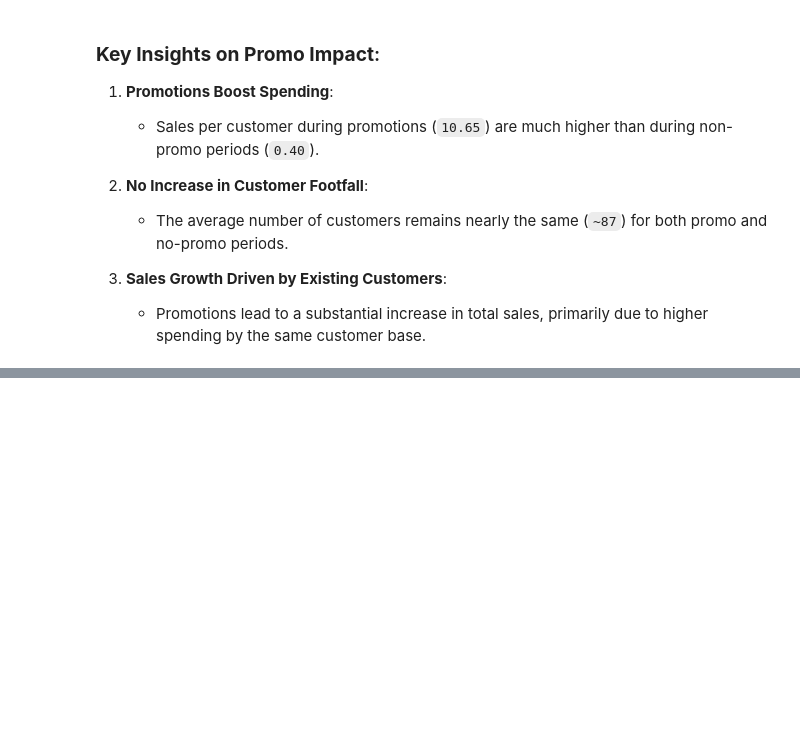
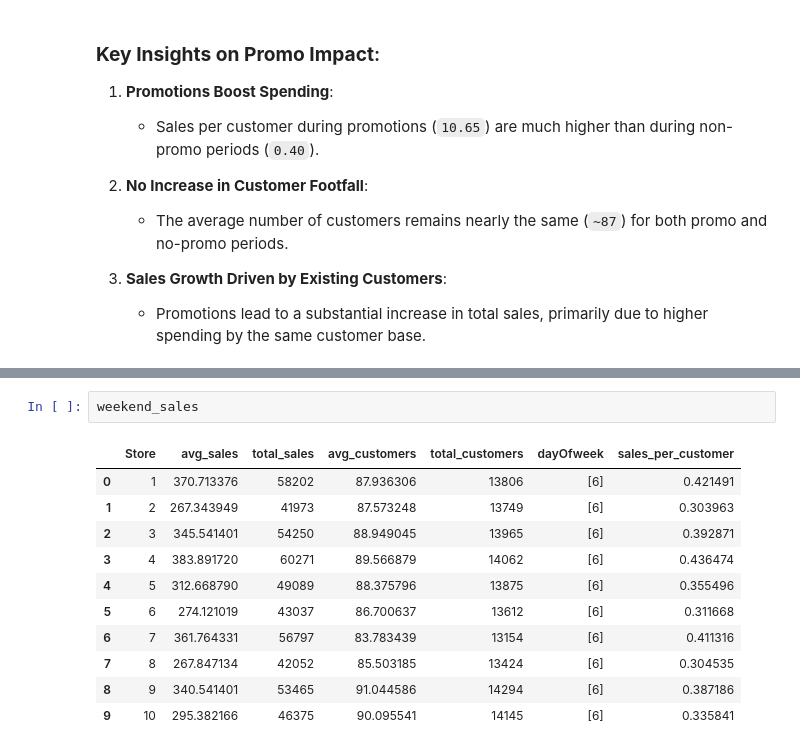
Before and after one commit to wendirad/weekFour, a Jupyter notebook: notebooks/task_1.ipynb, the cells around one changed output, grey strips where cells are left out. Drawn from its saved outputs; the diff is of its cells as text; blank space fills up the shorter version.

```diff
--- a/notebooks/task_1.ipynb
+++ b/notebooks/task_1.ipynb
@@ -146,0 +214,14 @@ Passing `palette` without assigning `hue` is deprecated and will be removed in v
+# %%
+weekend_sales
+# %% [output]
+|  | Store | avg_sales | total_sales | avg_customers | total_customers | dayOfweek | sales_per_customer |
+| 0 | 1 | 370.713376 | 58202 | 87.936306 | 13806 | [6] | 0.421491 |
+| 1 | 2 | 267.343949 | 41973 | 87.573248 | 13749 | [6] | 0.303963 |
+| 2 | 3 | 345.541401 | 54250 | 88.949045 | 13965 | [6] | 0.392871 |
+| 3 | 4 | 383.891720 | 60271 | 89.566879 | 14062 | [6] | 0.436474 |
+| 4 | 5 | 312.668790 | 49089 | 88.375796 | 13875 | [6] | 0.355496 |
+| 5 | 6 | 274.121019 | 43037 | 86.700637 | 13612 | [6] | 0.311668 |
+| 6 | 7 | 361.764331 | 56797 | 83.783439 | 13154 | [6] | 0.411316 |
+| 7 | 8 | 267.847134 | 42052 | 85.503185 | 13424 | [6] | 0.304535 |
+| 8 | 9 | 340.541401 | 53465 | 91.044586 | 14294 | [6] | 0.387186 |
+| 9 | 10 | 295.382166 | 46375 | 90.095541 | 14145 | [6] | 0.335841 |
```
Also changed, not shown: parts of 12 cells of this notebook.
